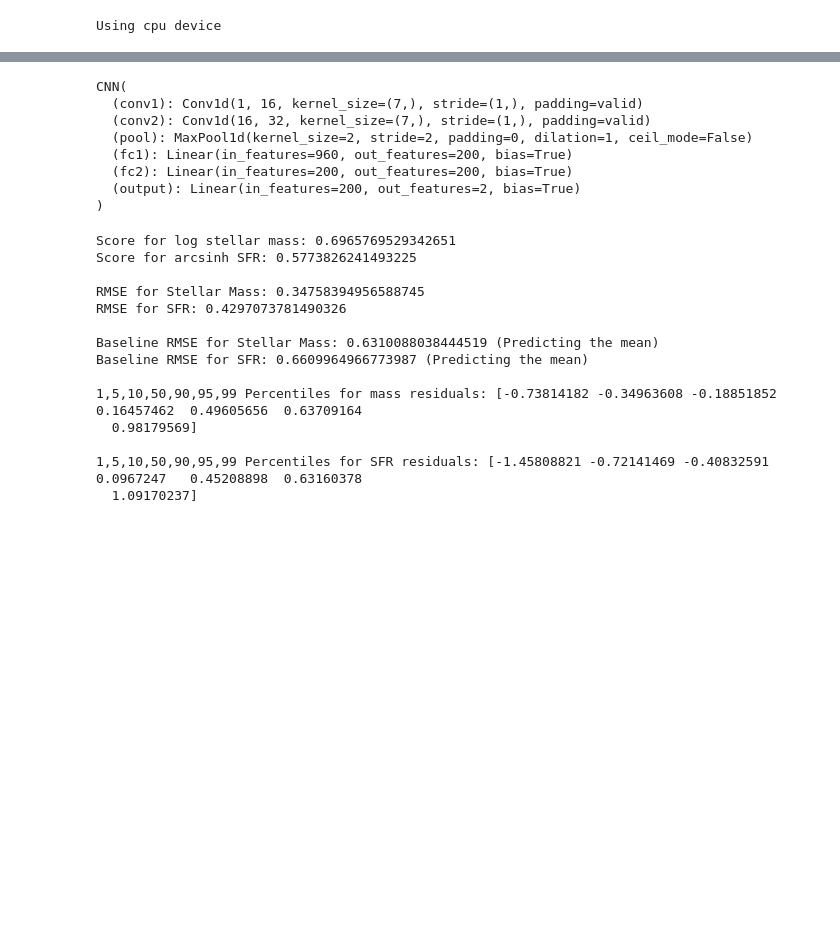
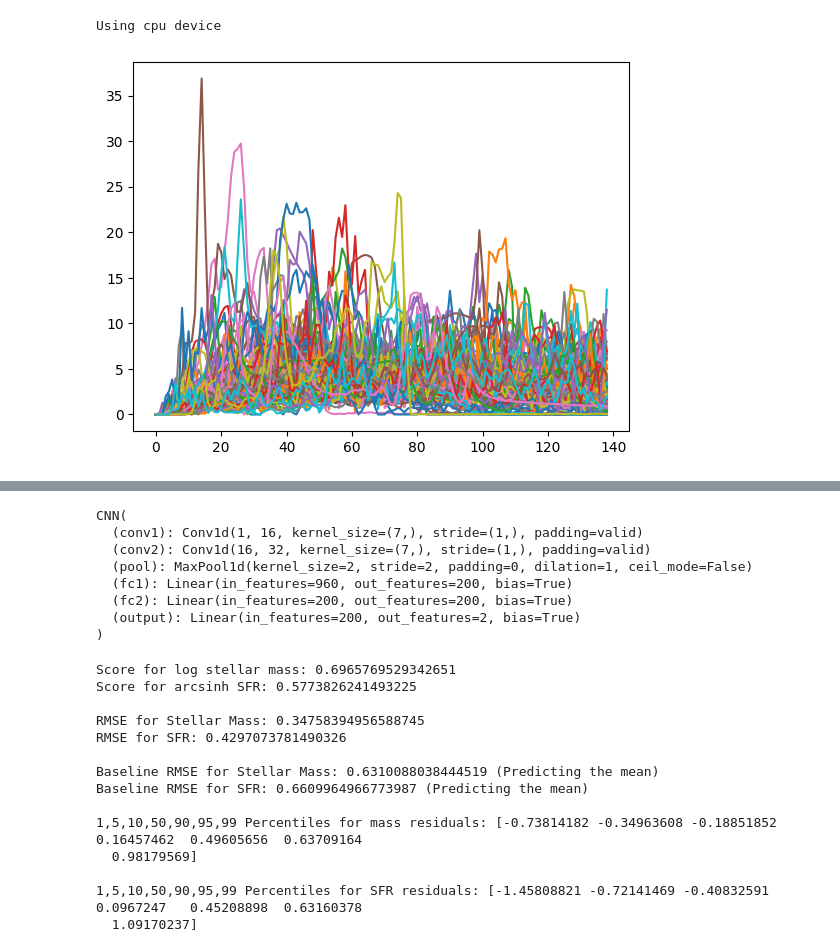
Before and after one commit to harrypenguin/Astrostatistics-Models, a Jupyter notebook: TorchModel.ipynb, the cells around one changed output, grey strips where cells are left out. Drawn from its saved outputs; the diff is of its cells as text; code cells hidden in the pictures; blank space fills up the shorter version.

```diff
--- a/TorchModel.ipynb
+++ b/TorchModel.ipynb
@@ -71,6 +71,11 @@ X_val_tensor = torch.tensor(X_val, dtype=torch.float32)
 y_val_tensor = torch.tensor(y_val, dtype=torch.float32)
 # %% [output]
 Using cpu device
+# %%
+for i in range(100):
+    plt.plot(X_train[i])
+# %% [output]
+[figure, added]
 # %%
 import torch.optim as optim
 from torch.optim.lr_scheduler import StepLR
```
Also changed, not shown: parts of 6 cells of this notebook.
